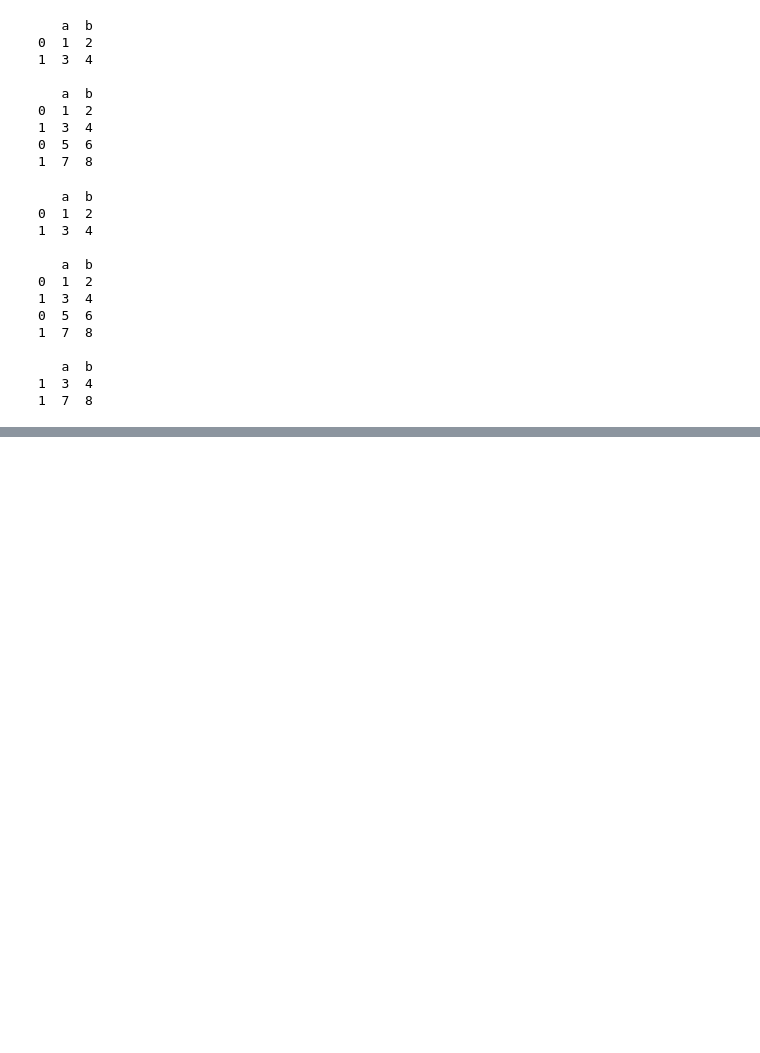
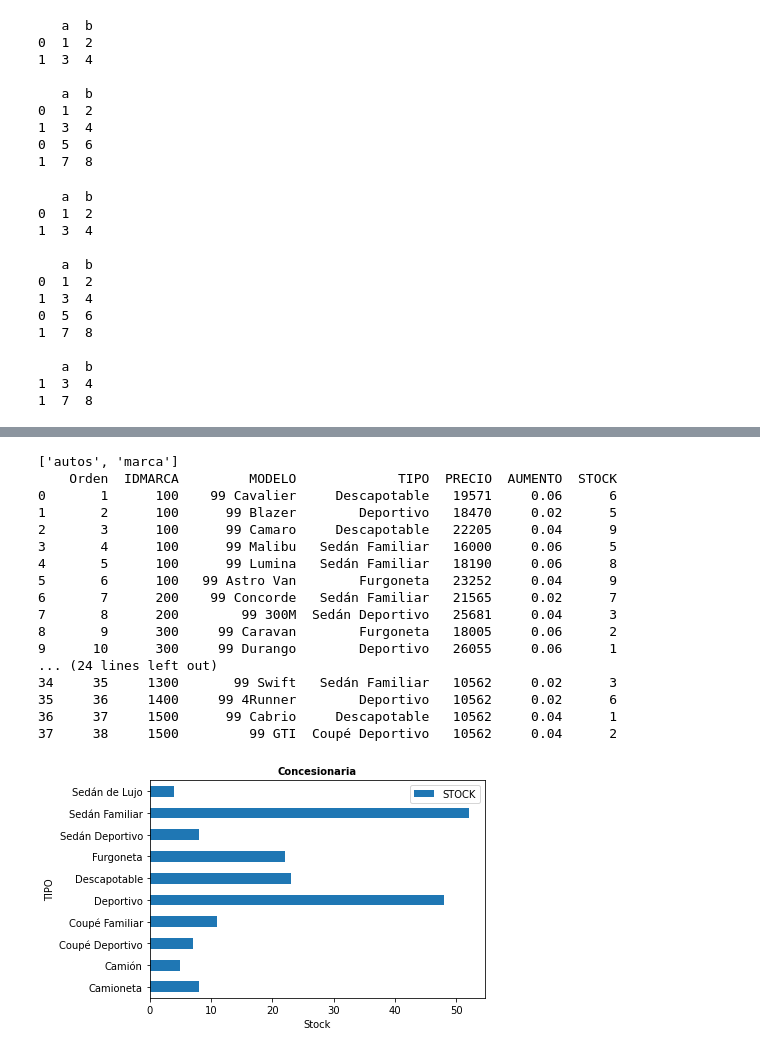
Before and after one commit to RdzSebastian/curso_python, a Jupyter notebook: parte_7/panda_ejemplos_data_frame.ipynb, the cells around one changed output, grey strips where cells are left out. Saved outputs shown, nothing was run; the diff lists cells and outputs as text; code cells hidden in the pictures; blank space fills up the shorter version.

```diff
--- a/parte_7/panda_ejemplos_data_frame.ipynb
+++ b/parte_7/panda_ejemplos_data_frame.ipynb
@@ -278,0 +563,31 @@ print(f"{df} \n")
+# %%
+xls = pd.ExcelFile('C:/Users/Notebook/Documents/git/curso_python/parte_7/autos.xlsx')
+print(xls.sheet_names)
+df = xls.parse('autos')
+print(df)
+df.groupby('TIPO')['STOCK'].sum().plot(kind='barh',
+legend='Reverse')
+plt.xlabel('Stock')
+plt.title('Concesionaria',
+weight='bold',
+size=10)
+plt.show()
+# %% [output]
+['autos', 'marca']
+    Orden  IDMARCA         MODELO             TIPO  PRECIO  AUMENTO  STOCK
+0       1      100    99 Cavalier     Descapotable   19571     0.06      6
+1       2      100      99 Blazer        Deportivo   18470     0.02      5
+2       3      100      99 Camaro     Descapotable   22205     0.04      9
+3       4      100      99 Malibu   Sedán Familiar   16000     0.06      5
+4       5      100      99 Lumina   Sedán Familiar   18190     0.06      8
+5       6      100   99 Astro Van        Furgoneta   23252     0.04      9
+6       7      200    99 Concorde   Sedán Familiar   21565     0.02      7
+7       8      200        99 300M  Sedán Deportivo   25681     0.04      3
+8       9      300     99 Caravan        Furgoneta   18005     0.06      2
+9      10      300     99 Durango        Deportivo   26055     0.06      1
+... (24 lines left out)
+34     35     1300       99 Swift   Sedán Familiar   10562     0.02      3
+35     36     1400     99 4Runner        Deportivo   10562     0.02      6
+36     37     1500      99 Cabrio     Descapotable   10562     0.04      1
+37     38     1500         99 GTI  Coupé Deportivo   10562     0.04      2
+[figure, added]
```
Also changed, not shown: parts of 21 cells of this notebook, 2 other files.
